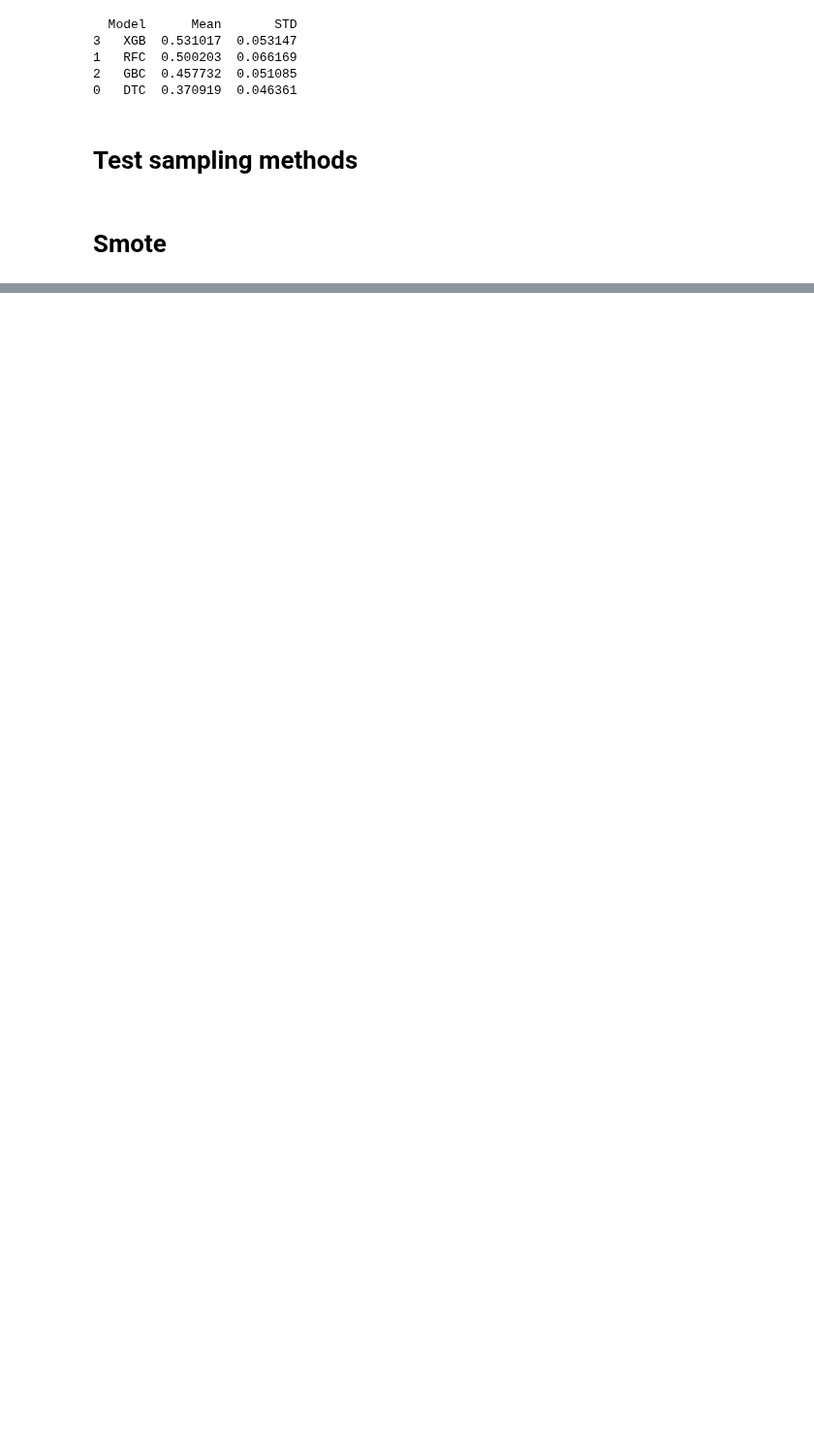
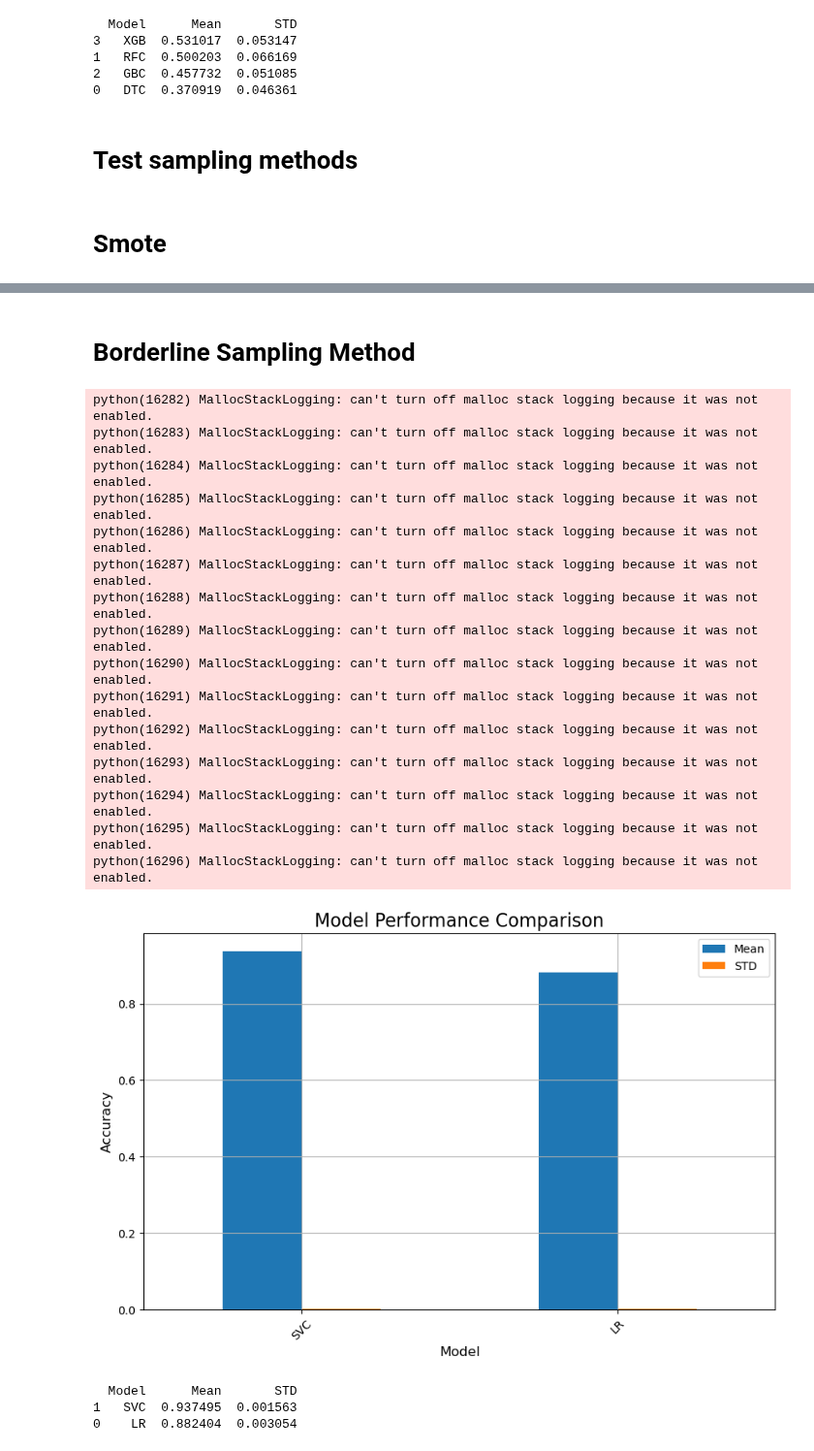
Before and after one commit to MaukanMir/-Pulsar-Classfication-Prediction, a Jupyter notebook: training.ipynb, the cells around one changed output, grey strips where cells are left out. Shown at 97% size. Saved outputs shown, nothing was run; the diff lists cells and outputs as text; code cells hidden in the pictures; blank space fills up the shorter version.

Commit message:
added new sampling method

```diff
--- a/training.ipynb
+++ b/training.ipynb
@@ -357,0 +393,28 @@ X_smote, y_smote = get_over_sampling_methods("SMOTE", X, y)
+# %% [markdown]
+# Borderline Sampling Method
+# %%
+X_bl, y_bl = get_over_sampling_methods("BL-SMOTE", X, y)
+# %%
+model_names = ["LR", "SVC"]
+models = get_selected_models(model_names)
+testing_selected_models(model_names, models, X_bl, y_bl, sampled=True)
+# %% [output]
+python(16282) MallocStackLogging: can't turn off malloc stack logging because it was not enabled.
+python(16283) MallocStackLogging: can't turn off malloc stack logging because it was not enabled.
+python(16284) MallocStackLogging: can't turn off malloc stack logging because it was not enabled.
+python(16285) MallocStackLogging: can't turn off malloc stack logging because it was not enabled.
+python(16286) MallocStackLogging: can't turn off malloc stack logging because it was not enabled.
+python(16287) MallocStackLogging: can't turn off malloc stack logging because it was not enabled.
+python(16288) MallocStackLogging: can't turn off malloc stack logging because it was not enabled.
+python(16289) MallocStackLogging: can't turn off malloc stack logging because it was not enabled.
+python(16290) MallocStackLogging: can't turn off malloc stack logging because it was not enabled.
+python(16291) MallocStackLogging: can't turn off malloc stack logging because it was not enabled.
+python(16292) MallocStackLogging: can't turn off malloc stack logging because it was not enabled.
+python(16293) MallocStackLogging: can't turn off malloc stack logging because it was not enabled.
+python(16294) MallocStackLogging: can't turn off malloc stack logging because it was not enabled.
+python(16295) MallocStackLogging: can't turn off malloc stack logging because it was not enabled.
+python(16296) MallocStackLogging: can't turn off malloc stack logging because it was not enabled.
+[figure, added]
+  Model      Mean       STD
+1   SVC  0.937495  0.001563
+0    LR  0.882404  0.003054
```
Also changed, not shown: parts of 3 cells of this notebook.
